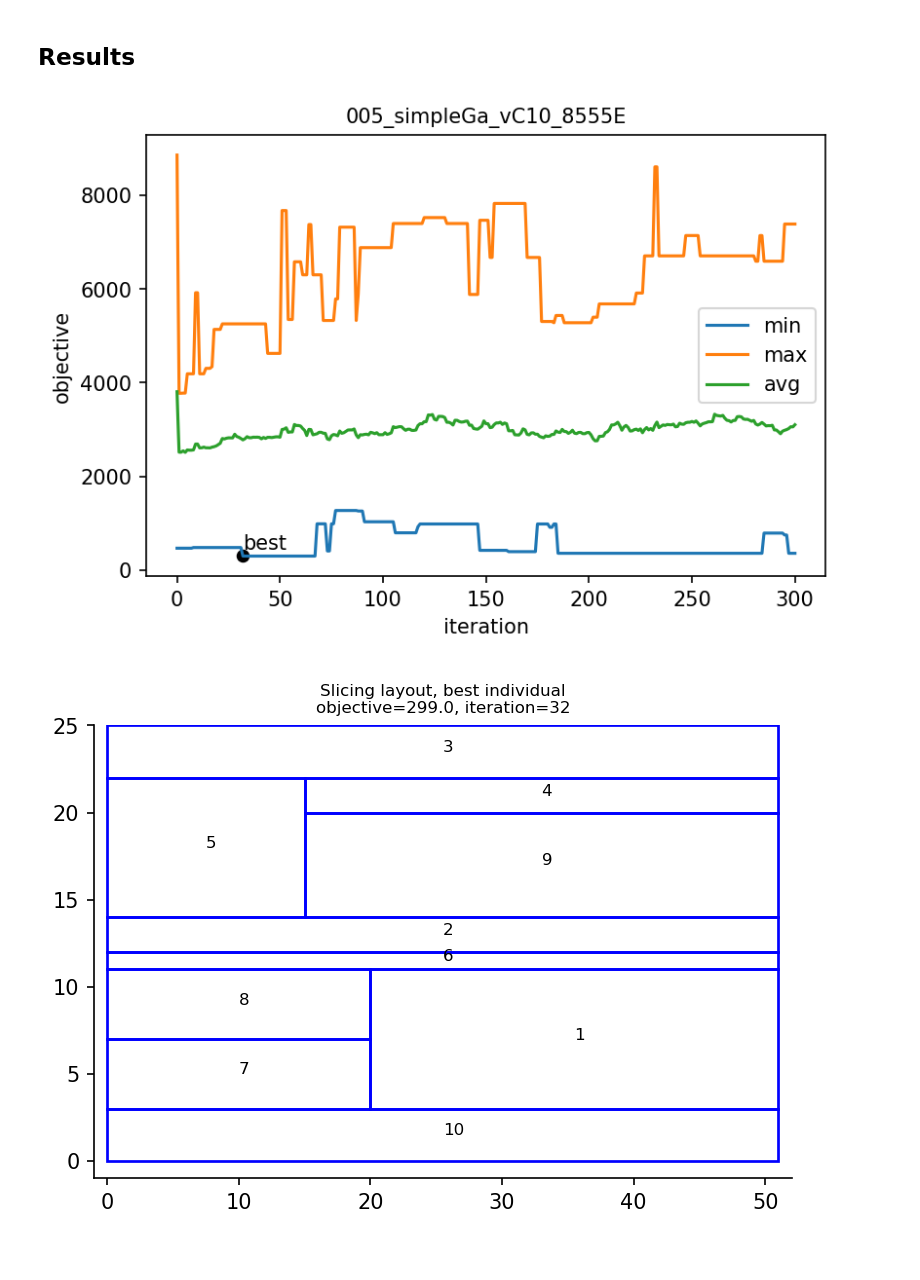
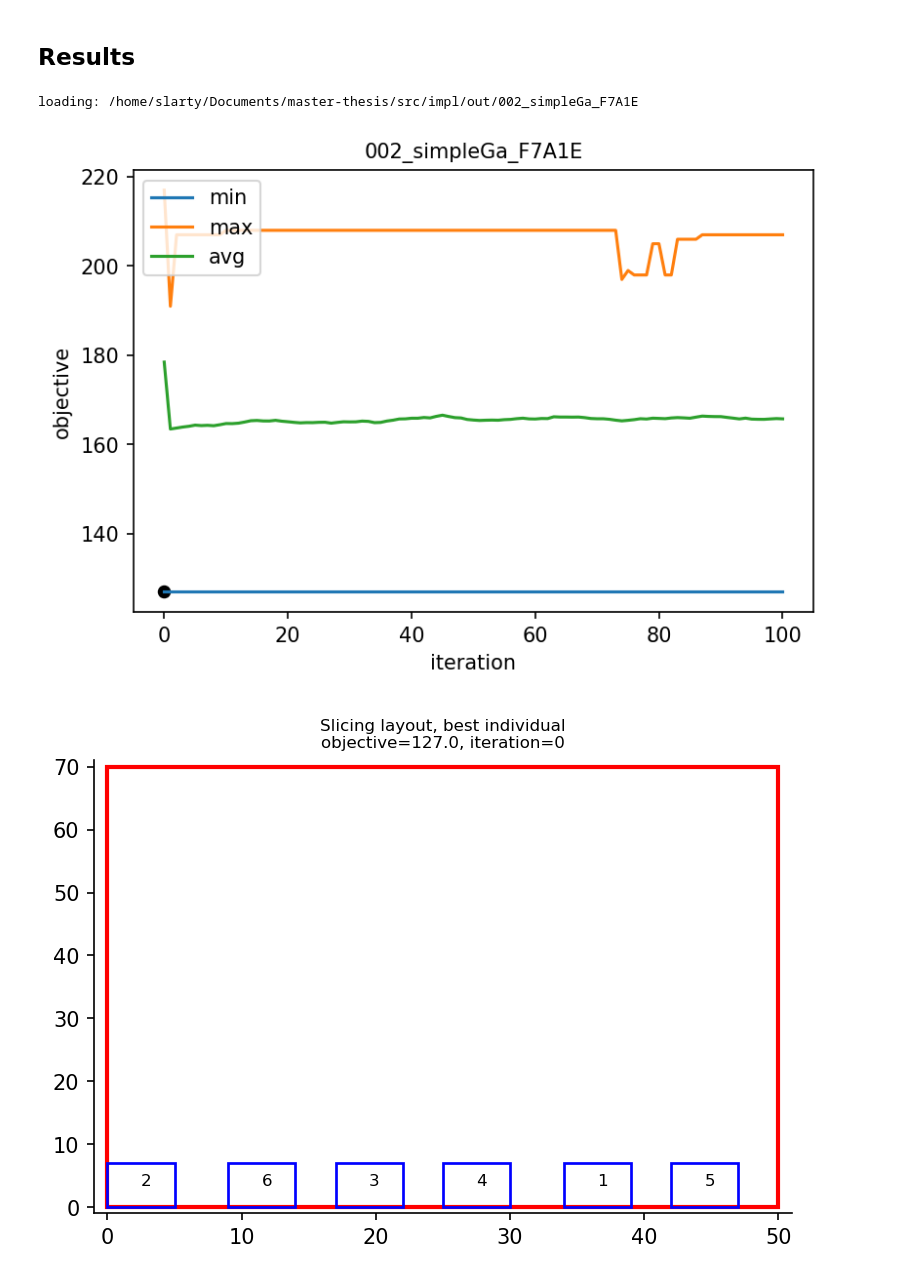
Before and after one commit to TaIos/master-thesis, a Jupyter notebook: src/notebooks/result_processing.ipynb, the cells around one changed output. Drawn from its saved outputs; the diff is of its cells as text; code cells hidden in the pictures.

```diff
--- a/src/notebooks/result_processing.ipynb
+++ b/src/notebooks/result_processing.ipynb
@@ -247,24 +258,28 @@ import math
 plt.rcParams['figure.dpi'] = 150
 
 def drawRectangles(recs: List[Rectangle], grid: Rectangle, show_ident=True, title=None) -> None:
-    def to_matplotlib_rec(rec):
+    def to_matplotlib_rec(rec, edgecolor='blue', linewidth=1.3):
         return matplotlib.patches.Rectangle(
             (rec.x, rec.y),
             width=rec.width,height=rec.height,
-            edgecolor='blue',
-            linewidth=1.3,
+            edgecolor=edgecolor,
+            linewidth=linewidth,
             fill=False,
         )
-    fig, ax = plt.subplots()
-
-    for rec in recs:
-        ax.add_patch(to_matplotlib_rec(rec))
+    def drawRectangle(rec: Rectangle, ax, **kwargs):
+        ax.add_patch(to_matplotlib_rec(rec, **kwargs))
         if show_ident:
             ax.text(rec.x+rec.width/2, rec.y+rec.height/2, rec.ident, fontsize=8)
 
 
+    fig, ax = plt.subplots()
+
+    drawRectangle(grid, ax, edgecolor='red', linewidth=2)
+    for rec in recs:
+        drawRectangle(rec, ax)
+
     ax.set_xlim(left=-1, right=grid.width+1)
-    ax.set_ylim(bottom=-1, top=grid.height)
+    ax.set_ylim(bottom=-1, top=grid.height+1)
     ax.set_title(f'{title or "Slicing layout"}', fontsize=8)
 
     # Hide the right and top spines
@@ -287,7 +302,7 @@ def createParameterDigest(res: ComputationResult) -> str:
 
 def hallOfFameStatisticsToDataframe(res: ComputationResult) -> pd.DataFrame:
     data = []
-    for hof in computationResult.gaResult.hallOfFame:
+    for hof in res.gaResult.hallOfFame:
         data.append((hof.iteration, hof.objectiveMin, hof.objectiveMax, hof.objectiveAvg))
     return pd.DataFrame(data, columns=['iteration', 'min', 'max', 'avg']).set_index('iteration', inplace=False)
 
@@ -299,12 +314,15 @@ def describeComputationResult(res: ComputationResult) -> None:
     ax.scatter([xb], [yb], color='black', s=30)
     ax.annotate('best', (xb, yb+0.3*getAxHeight(ax)))
 
-    drawRectangles(res.gaResult.bestIndividual.facilityPlacement, res.instanceParameters.layout.boundingRectangle, title=f'Slicing layout, best individual\nobjective={res.gaResult.bestIndividual.objectiveValue}, iteration={res.gaResult.bestIndividual.iteration}')
+    drawRectangles(res.gaResult.bestIndividual.paintingPlacement,
+                   res.instanceParameters.layout.boundingRectangle,
+                   title=f'Slicing layout, best individual\nobjective={res.gaResult.bestIndividual.objectiveValue}, iteration={res.gaResult.bestIndividual.iteration}')
 # %% [markdown]
 ## Results
 # %%
-vC10 = loadComputationResult('/home/slarty/Documents/master-thesis/src/impl/out/005_simpleGa_vC10_8555E')
-describeComputationResult(vC10)
+latest = loadLatestComputationResult()
+describeComputationResult(latest)
 # %% [output]
+loading: /home/slarty/Documents/master-thesis/src/impl/out/002_simpleGa_F7A1E
-[figure, old version]
+[figure, new version]
-[figure, old version]
+[figure, new version]
```
Also changed, not shown: parts of 2 cells of this notebook.
